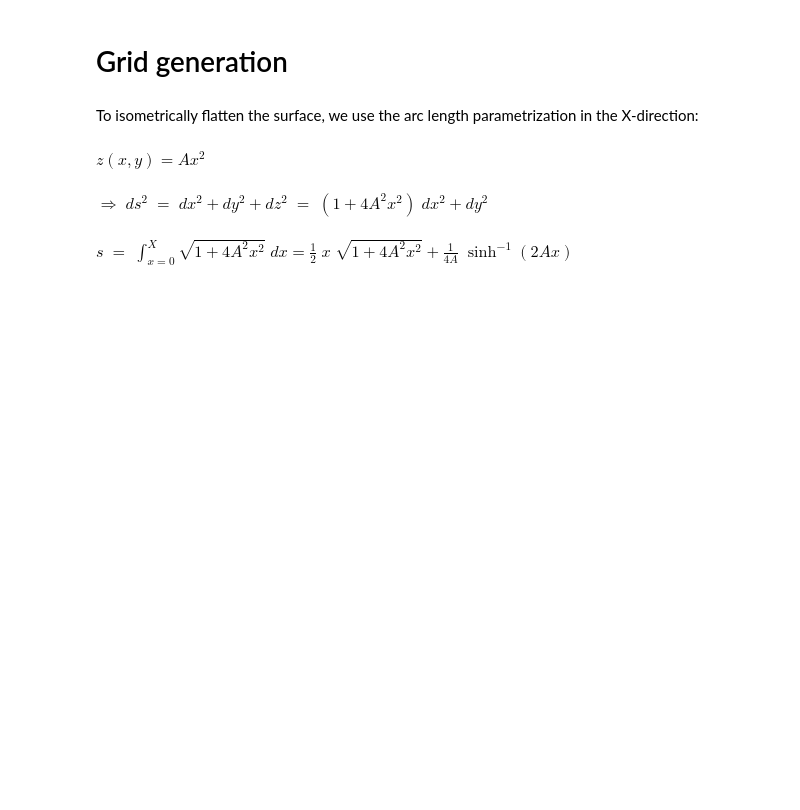
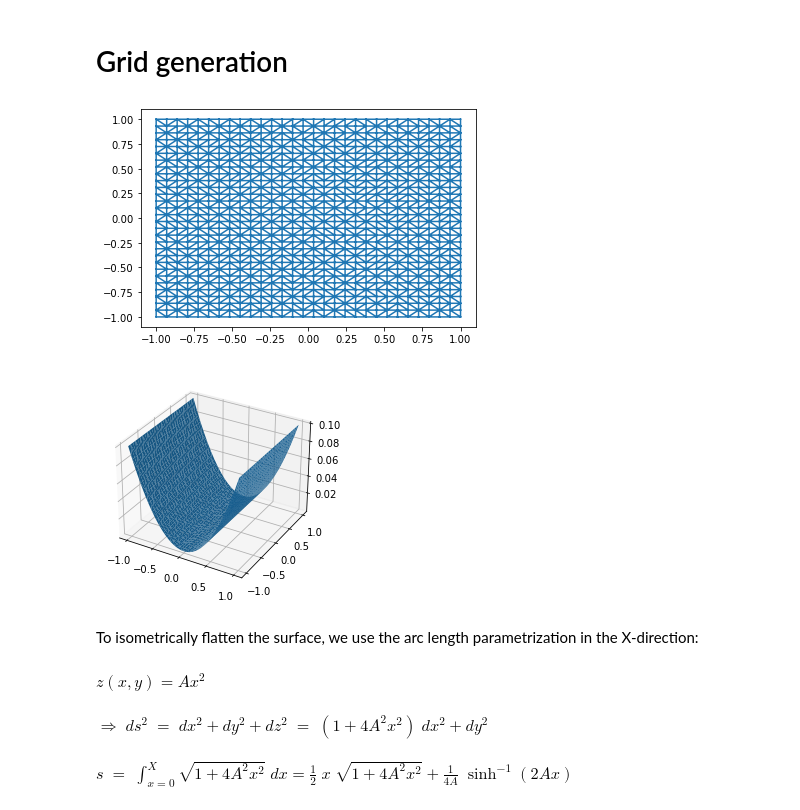
Before and after one commit to jkumarres/DiffusionOnSurface, a Jupyter notebook: DiffusionOnSurface.ipynb, the cells around one changed output. Saved outputs shown, nothing was run; the diff lists cells and outputs as text; code cells hidden in the pictures; blank space fills up the shorter version.

Commit message:
With images

```diff
--- a/DiffusionOnSurface.ipynb
+++ b/DiffusionOnSurface.ipynb
@@ -77,31 +77,34 @@ $ \partial_t \phi_c =  12 \; [g^{aa} \; (\phi_a - \phi_c) + g^{ab} \; (\phi_b -
 # %%
 NxGrid = 30
 NyGrid = 30
 
-A = 1
+A = 0.1
 
 # Create a grid of points
 x = np.linspace(-1, 1, NxGrid)
 y = np.linspace(-1, 1, NyGrid)
 
 XGrid, YGrid = np.meshgrid(x, y)
 
 XGrid = XGrid.flatten()
 YGrid = YGrid.flatten()
 
 ZGrid = A * XGrid**2
 
 # Create a Delaunay triangulation
 tri = Delaunay(np.array([XGrid, YGrid]).T)
 
 plt.triplot(XGrid, YGrid, tri.simplices.copy())
 plt.show()
 
 fig = plt.figure()
 ax = fig.add_subplot(111, projection='3d')
 # plt.tricontourf(XGrid, YGrid, tri.simplices.copy(), ZGrid)
 ax.plot_trisurf(XGrid, YGrid, tri.simplices.copy(), ZGrid)
 plt.show()
+# %% [output]
+[figure, added]
+[figure, added]
 # %% [markdown]
 To isometrically flatten the surface, we use the arc length parametrization in the X-direction:\
 \
```
Also changed, not shown: parts of 2 cells of this notebook.
